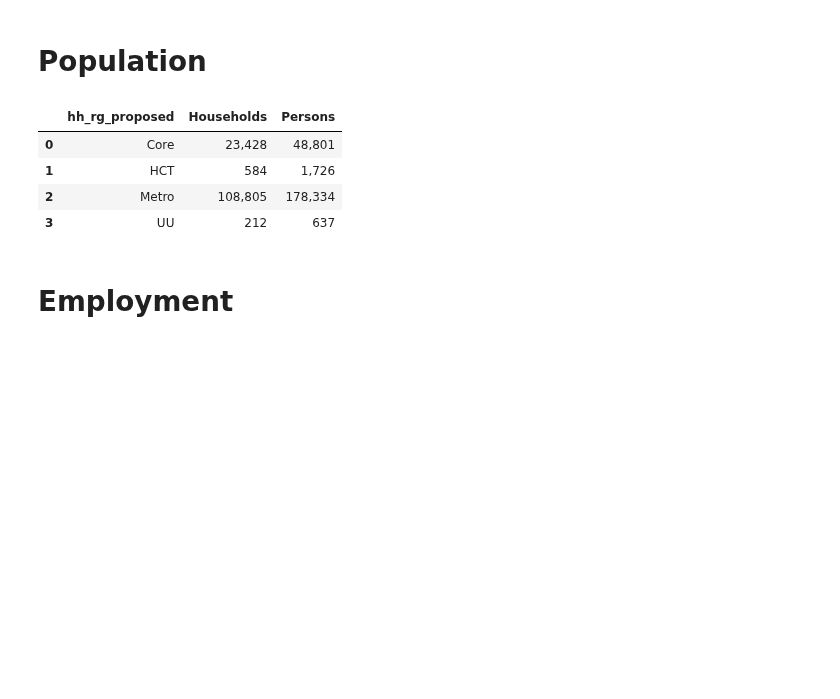
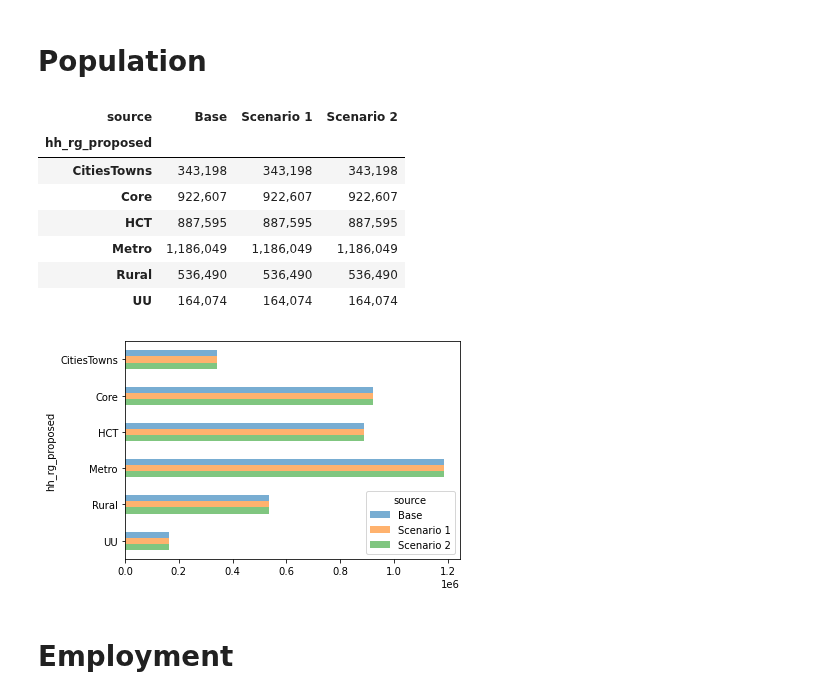
Before and after one commit to psrc/soundcast, a Jupyter notebook: scripts/summarize/notebooks/compare_results_rg.ipynb, the cells around one changed output. Drawn from its saved outputs; the diff is of its cells as text; code cells hidden in the pictures; blank space fills up the shorter version.

```diff
--- a/scripts/summarize/notebooks/compare_results_rg.ipynb
+++ b/scripts/summarize/notebooks/compare_results_rg.ipynb
@@ -13,24 +13,26 @@ def load_data(fname, geog):
     return df
 # %%
 geog = 'rg'
+geog_col = 'hh_rg_proposed'
 # %% [markdown]
 # Population
 # %%
 pd.options.display.float_format = '{:0,.0f}'.format
 df = load_data('1_population.csv', geog)
-df = df.pivot_table(index='hh_rg_proposed', columns='source', aggfunc='sum', values='Persons')
+df = df.pivot_table(index=geog_col, columns='source', aggfunc='sum', values='Persons')
-# %%
-df = pd.read_csv(r'\\modelstation3\\c$\\Workspace\\sc_new_vot_SCEN1_2018\\soundcast\\outputs\\compare\\rg\\1_population.csv')
 # %%
-df.plot(kind='barh', alpha=0.6)
-# df.to_csv(os.path.join(scen_path,r'outputs\compare\inputs',fname)
+df.plot(kind='barh', alpha=0.6).invert_yaxis()
 df
 # %% [output]
-|  | hh_rg_proposed | Households | Persons |
-| 0 | Core | 23,428 | 48,801 |
-| 1 | HCT | 584 | 1,726 |
-| 2 | Metro | 108,805 | 178,334 |
-| 3 | UU | 212 | 637 |
+| source | Base | Scenario 1 | Scenario 2 |
+| hh_rg_proposed |  |  |  |
+| CitiesTowns | 343,198 | 343,198 | 343,198 |
+| Core | 922,607 | 922,607 | 922,607 |
+| HCT | 887,595 | 887,595 | 887,595 |
+| Metro | 1,186,049 | 1,186,049 | 1,186,049 |
+| Rural | 536,490 | 536,490 | 536,490 |
+| UU | 164,074 | 164,074 | 164,074 |
+[figure, added]
 # %% [markdown]
 # Employment
 # %%
```
Also changed, not shown: parts of 9 cells of this notebook, 13 other files.
